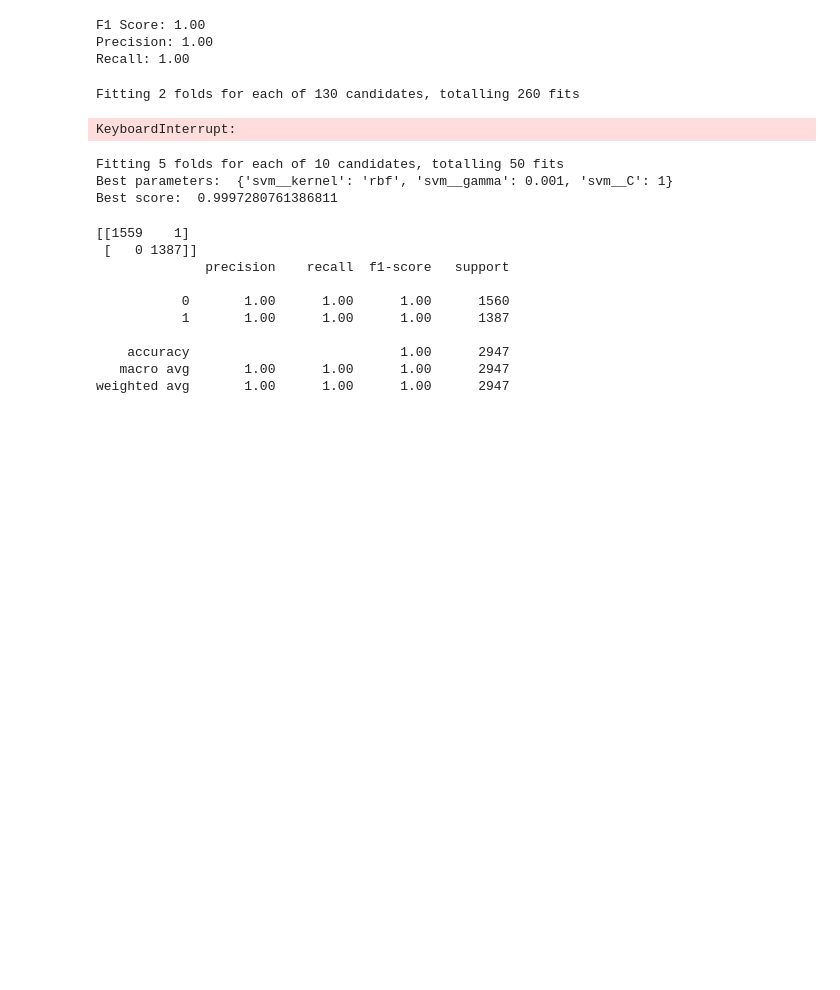
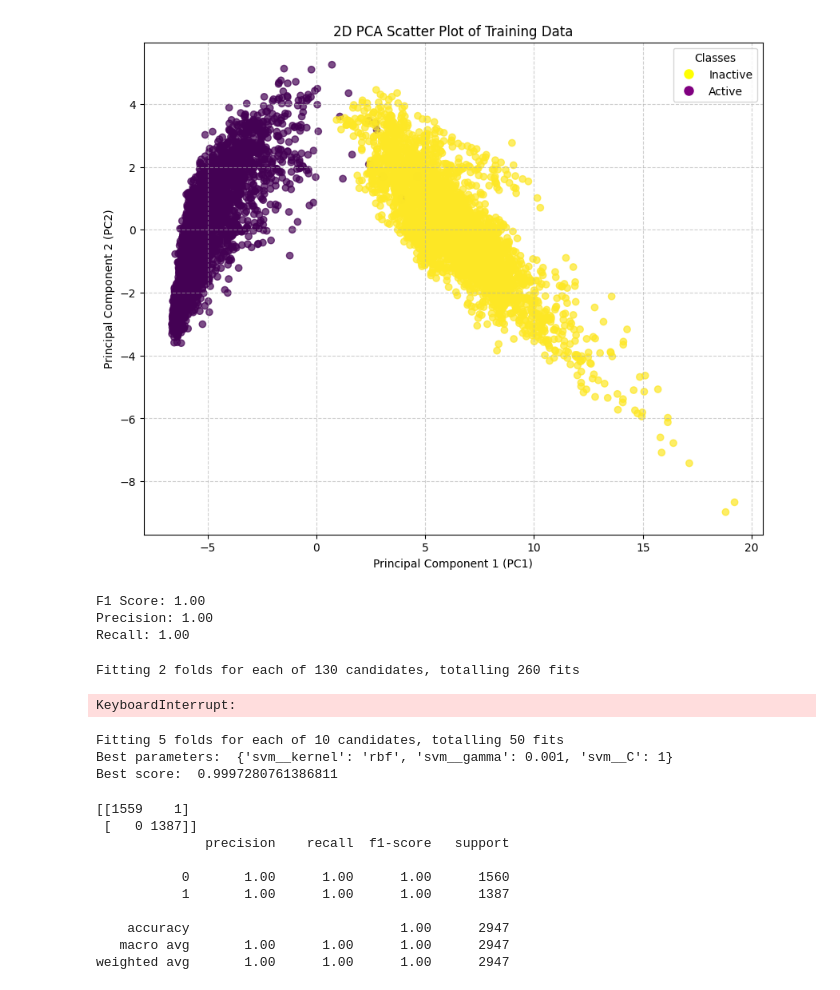
Before and after one commit to arwaguudle/Artificial-Intelligence-Coursework, a Jupyter notebook: SVM.ipynb, the cells around one changed output. Cells and saved outputs as stored; diff of their text form; code cells hidden in the pictures; blank space fills up the shorter version.

Commit message:
svm scatter graph

```diff
--- a/SVM.ipynb
+++ b/SVM.ipynb
@@ -53,6 +53,36 @@ y_test_binary = y_test["activity"].apply(to_binary_label)
 #y_train_binary = y_train_binary.astype(int).values.ravel()
 #y_test_binary = y_test_binary.astype(int).values.ravel()
 #Now we have 0/1 labels in y_train["Binary"] and y_test["Binary"]
+# %%
+import matplotlib.pyplot as plt
+from sklearn.decomposition import PCA
+
+# Reduce the dimensions of the data to 2 for visualization
+pca = PCA(n_components=2)
+X_reduced = pca.fit_transform(X_train)
+
+# Create a scatter plot
+plt.figure(figsize=(10, 8))
+scatter = plt.scatter(X_reduced[:, 0], X_reduced[:, 1], c=y_train_binary, cmap='viridis', alpha=0.7)
+
+# Add title and labels
+plt.title('2D PCA Scatter Plot of Training Data')
+plt.xlabel('Principal Component 1 (PC1)')
+plt.ylabel('Principal Component 2 (PC2)')
+
+# Add grid for better readability
+plt.grid(True, linestyle='--', alpha=0.6)
+
+# Add a legend for binary classes
+class_labels = {0: 'Inactive', 1: 'Active'}
+handles = [plt.Line2D([0], [0], marker='o', color='w', markerfacecolor='yellow', markersize=10, label=class_labels[0]),
+           plt.Line2D([0], [0], marker='o', color='w', markerfacecolor='purple', markersize=10, label=class_labels[1])]
+plt.legend(handles=handles, title="Classes", loc='upper right')
+
+
+plt.show()
+# %% [output]
+[figure, added]
 # %%
 #Reduction of the number of features
 from sklearn.pipeline import Pipeline
```
Also changed, not shown: parts of 1 cell of this notebook.
